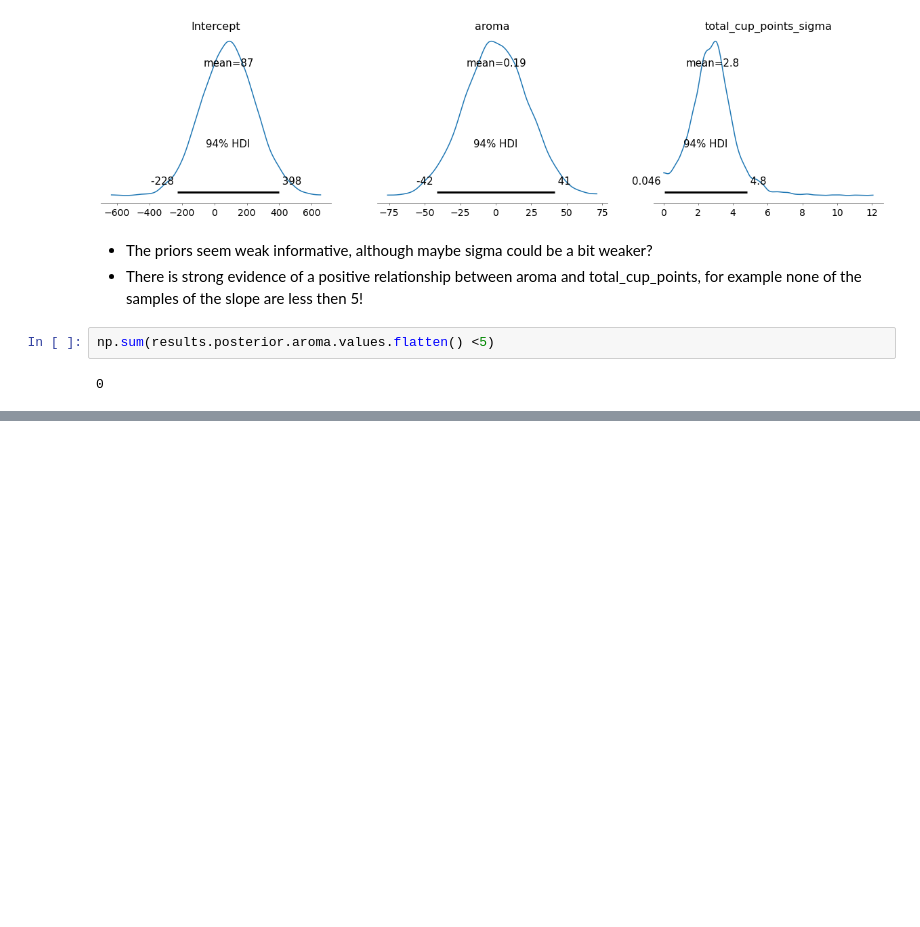
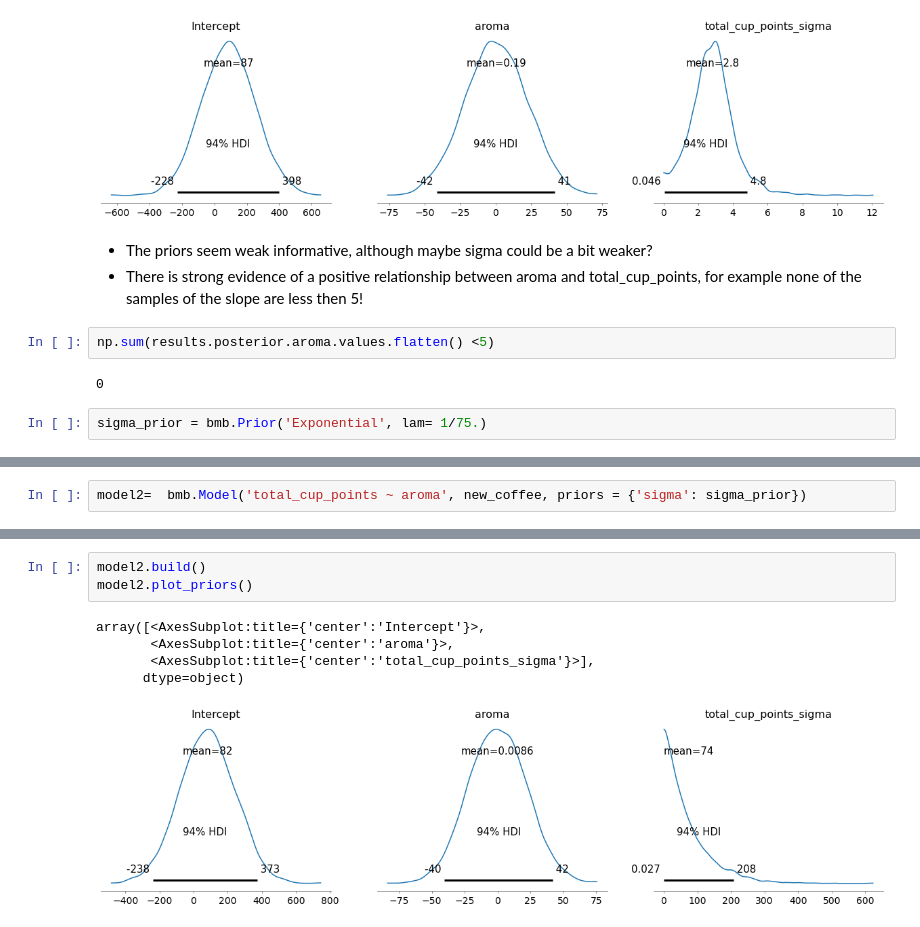
Before and after one commit to DrEntropy/BayesRulesWork, a Jupyter notebook: Chapter10.ipynb, the cells around one changed output, grey strips where cells are left out. Saved outputs shown, nothing was run; the diff lists cells and outputs as text; blank space fills up the shorter version.

```diff
--- a/Chapter10.ipynb
+++ b/Chapter10.ipynb
@@ -66,3 +66,5 @@ array([<AxesSubplot:title={'center':'Intercept'}>,
 np.sum(results.posterior.aroma.values.flatten() <5)
 # %% [output]
 0
+# %%
+sigma_prior = bmb.Prior('Exponential', lam= 1/75.)
@@ -68,0 +88,2 @@ np.sum(results.posterior.aroma.values.flatten() <5)
+# %%
+model2=  bmb.Model('total_cup_points ~ aroma', new_coffee, priors = {'sigma': sigma_prior})
@@ -68,0 +104,9 @@ np.sum(results.posterior.aroma.values.flatten() <5)
+# %%
+model2.build()
+model2.plot_priors()
+# %% [output]
+array([<AxesSubplot:title={'center':'Intercept'}>,
+       <AxesSubplot:title={'center':'aroma'}>,
+       <AxesSubplot:title={'center':'total_cup_points_sigma'}>],
+      dtype=object)
+[figure, added]
```
Also changed, not shown: parts of 40 cells of this notebook.
